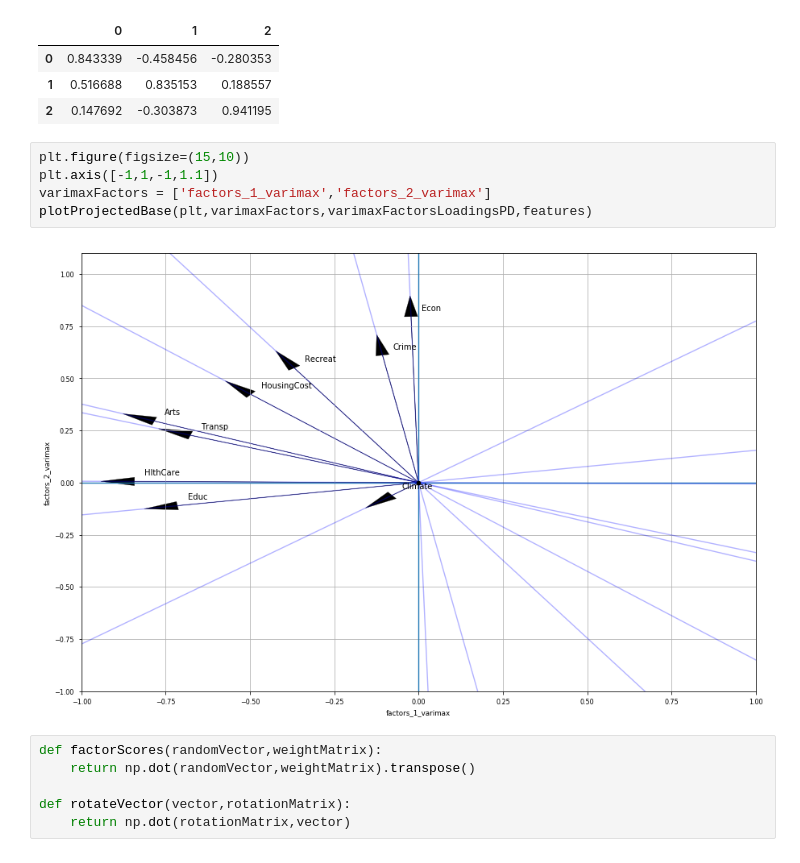
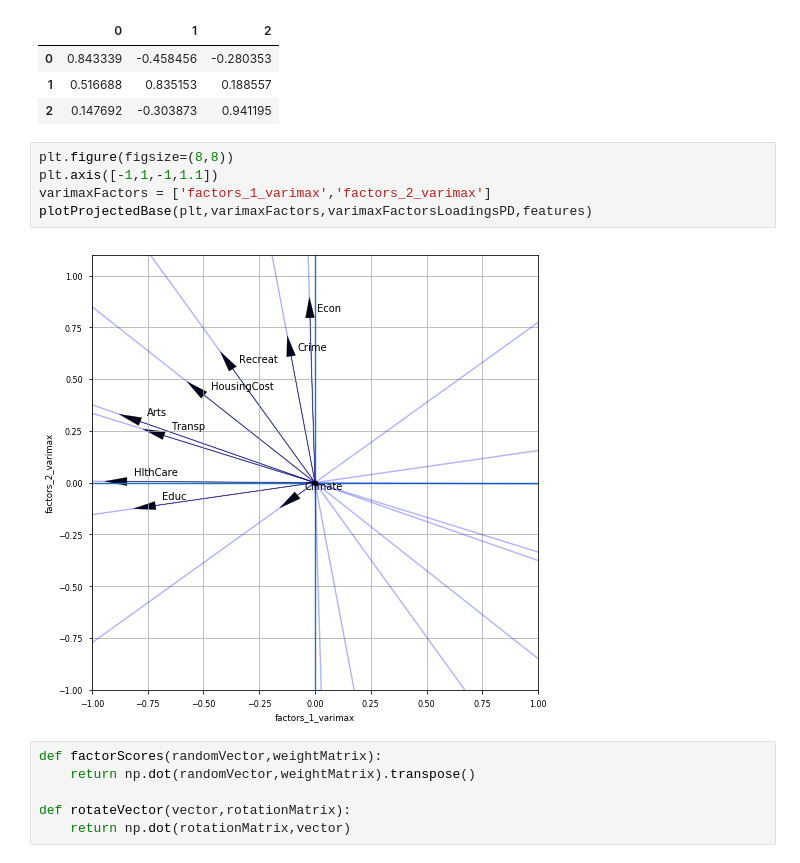
Before and after one commit to ErickEduardoAH/AnalisisMultivariado, a Jupyter notebook: 3.2 - Interdependence Spectral Analysis - factor analysis.ipynb, the cells around one changed output. Saved outputs shown, nothing was run; the diff lists cells and outputs as text.

```diff
--- a/3.2 - Interdependence Spectral Analysis - factor analysis.ipynb
+++ b/3.2 - Interdependence Spectral Analysis - factor analysis.ipynb
@@ -259,12 +259,12 @@ pd.DataFrame(rotationMatrix)
 | 1 | 0.516688 | 0.835153 | 0.188557 |
 | 2 | 0.147692 | -0.303873 | 0.941195 |
 # %%
-plt.figure(figsize=(15,10))
+plt.figure(figsize=(8,8))
 plt.axis([-1,1,-1,1.1])
 varimaxFactors = ['factors_1_varimax','factors_2_varimax']
 plotProjectedBase(plt,varimaxFactors,varimaxFactorsLoadingsPD,features)
 # %% [output]
-[figure, old version]
+[figure, new version]
 # %%
 def factorScores(randomVector,weightMatrix):
     return np.dot(randomVector,weightMatrix).transpose()
```
Also changed, not shown: parts of 2 cells of this notebook.
